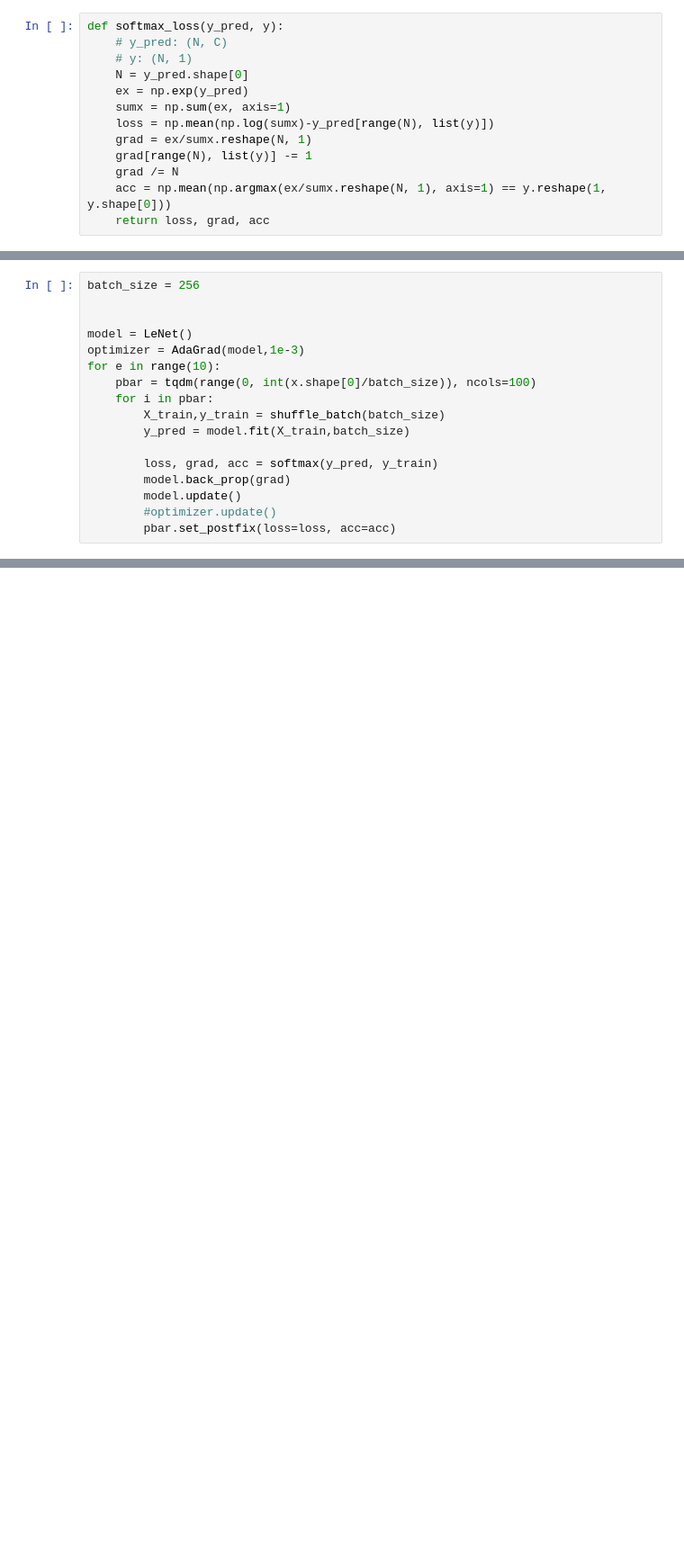
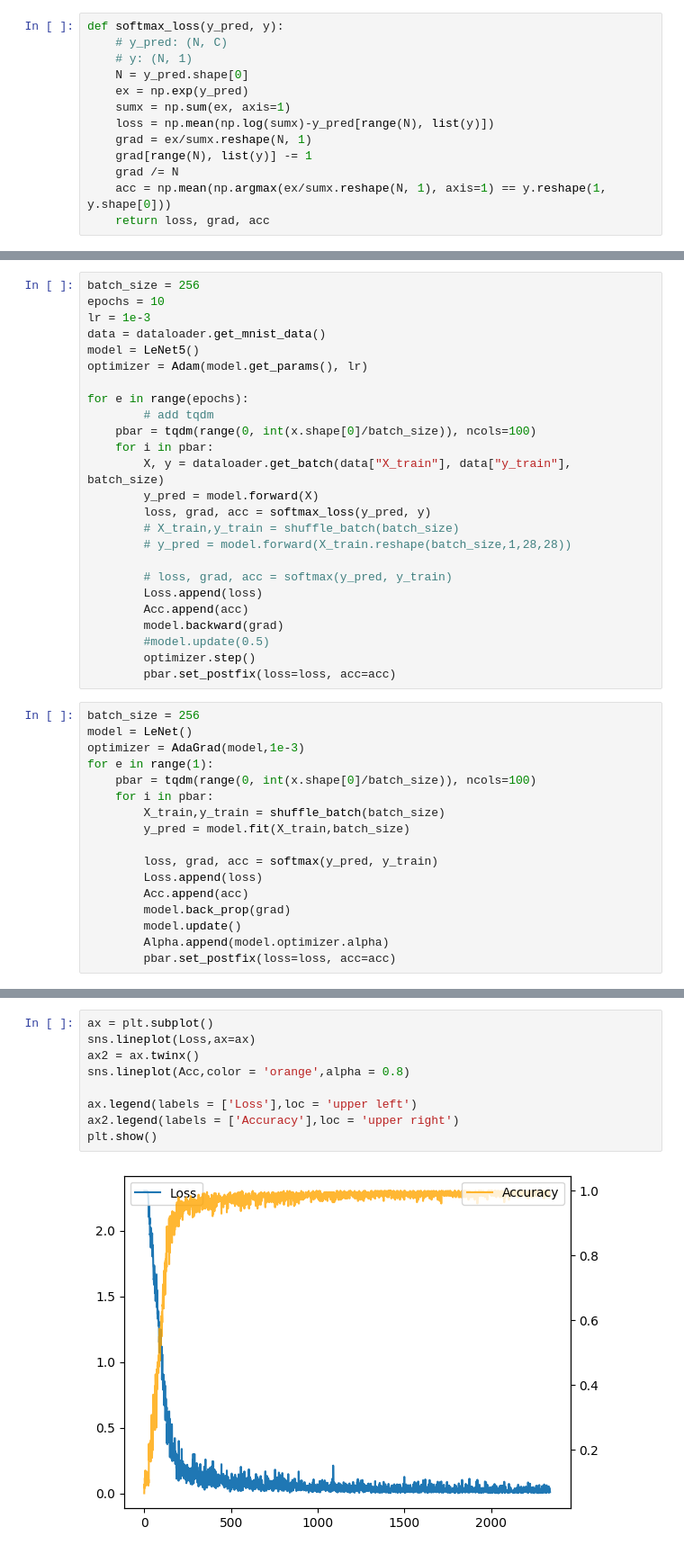
Before and after one commit to X-yang03/machine-learning, a Jupyter notebook: LeNet5/LeNet.ipynb, the cells around one changed output, grey strips where cells are left out. Shown: that part at 90% size. Drawn from its saved outputs; the diff is of its cells as text; blank space fills up the shorter version.

```diff
--- a/LeNet5/LeNet.ipynb
+++ b/LeNet5/LeNet.ipynb
@@ -107,18 +87,43 @@ from AdaGrad import AdaGrad
+# %%
+batch_size = 256
+epochs = 10
+lr = 1e-3
+data = dataloader.get_mnist_data()
+model = LeNet5()
+optimizer = Adam(model.get_params(), lr)
+
+for e in range(epochs):
+        # add tqdm
+    pbar = tqdm(range(0, int(x.shape[0]/batch_size)), ncols=100)
+    for i in pbar:
+        X, y = dataloader.get_batch(data["X_train"], data["y_train"], batch_size)
+        y_pred = model.forward(X)
+        loss, grad, acc = softmax_loss(y_pred, y)
+        # X_train,y_train = shuffle_batch(batch_size)
+        # y_pred = model.forward(X_train.reshape(batch_size,1,28,28))
+
+        # loss, grad, acc = softmax(y_pred, y_train)
+        Loss.append(loss)
+        Acc.append(acc)
+        model.backward(grad)
+        #model.update(0.5)
+        optimizer.step()
+        pbar.set_postfix(loss=loss, acc=acc)
 # %%
 batch_size = 256
-
-
 model = LeNet()
 optimizer = AdaGrad(model,1e-3)
-for e in range(10):
+for e in range(1):
     pbar = tqdm(range(0, int(x.shape[0]/batch_size)), ncols=100)
     for i in pbar:
         X_train,y_train = shuffle_batch(batch_size)
         y_pred = model.fit(X_train,batch_size)
 
         loss, grad, acc = softmax(y_pred, y_train)
+        Loss.append(loss)
+        Acc.append(acc)
         model.back_prop(grad)
         model.update()
-        #optimizer.update()
+        Alpha.append(model.optimizer.alpha)
         pbar.set_postfix(loss=loss, acc=acc)
 # %% [output]
@@ -155,0 +138,11 @@ KeyboardInterrupt:
+# %%
+ax = plt.subplot()
+sns.lineplot(Loss,ax=ax)
+ax2 = ax.twinx()
+sns.lineplot(Acc,color = 'orange',alpha = 0.8)
+
+ax.legend(labels = ['Loss'],loc = 'upper left')
+ax2.legend(labels = ['Accuracy'],loc = 'upper right')
+plt.show()
+# %% [output]
+[figure, added]
```
Also changed, not shown: parts of 10 cells of this notebook.
